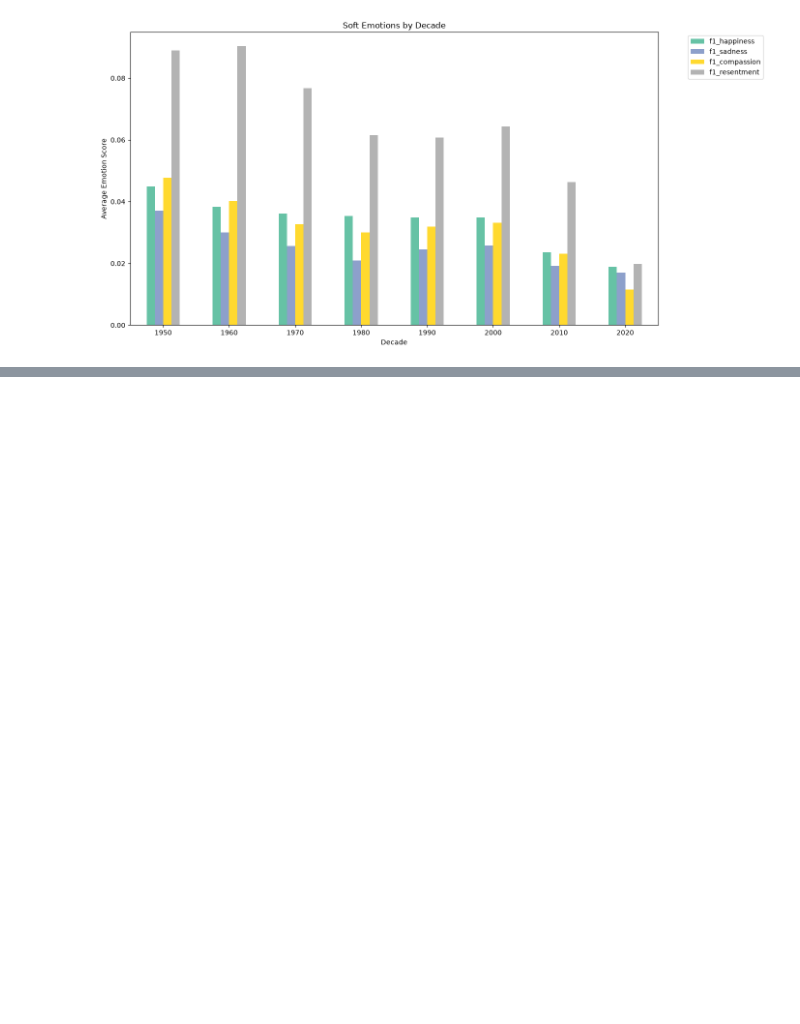
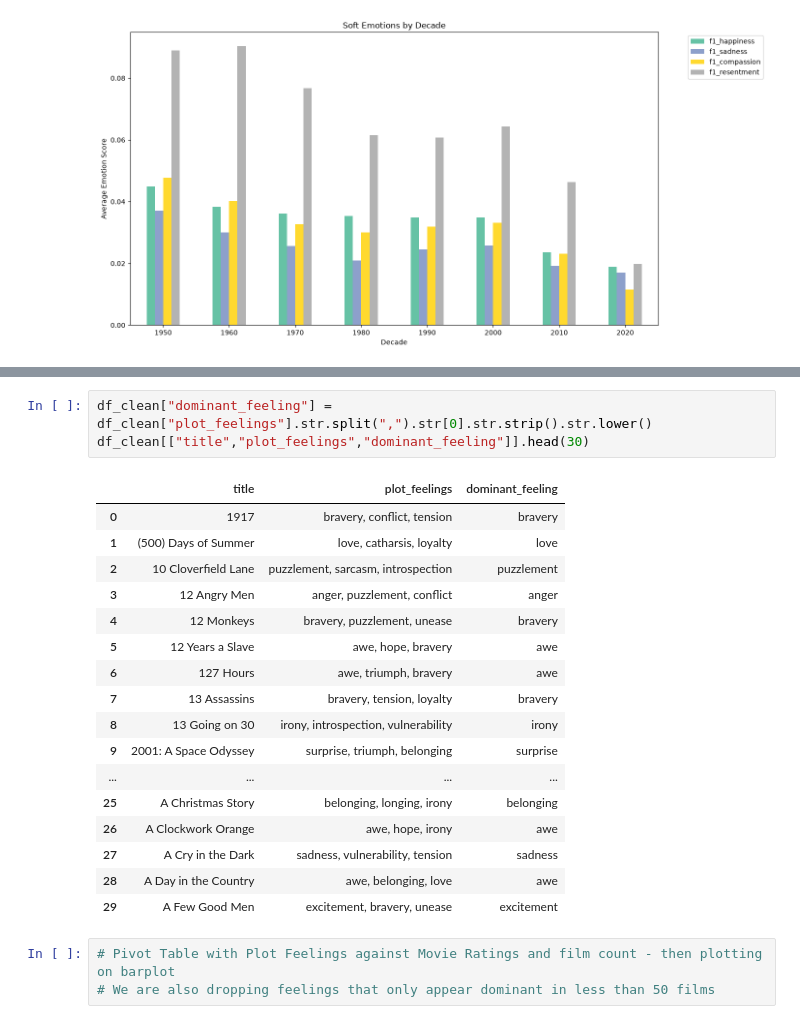
Before and after one commit to Subbu5602/Movie-Emotion-Analysis, a Jupyter notebook: movie_eda.ipynb, the cells around one changed output, grey strips where cells are left out. Saved outputs shown, nothing was run; the diff lists cells and outputs as text; blank space fills up the shorter version.

```diff
--- a/movie_eda.ipynb
+++ b/movie_eda.ipynb
@@ -455,0 +537,24 @@ plt.show()
+# %%
+df_clean["dominant_feeling"] = df_clean["plot_feelings"].str.split(",").str[0].str.strip().str.lower()
+df_clean[["title","plot_feelings","dominant_feeling"]].head(30)
+# %% [output]
+|  | title | plot_feelings | dominant_feeling |
+| 0 | 1917 | bravery, conflict, tension | bravery |
+| 1 | (500) Days of Summer | love, catharsis, loyalty | love |
+| 2 | 10 Cloverfield Lane | puzzlement, sarcasm, introspection | puzzlement |
+| 3 | 12 Angry Men | anger, puzzlement, conflict | anger |
+| 4 | 12 Monkeys | bravery, puzzlement, unease | bravery |
+| 5 | 12 Years a Slave | awe, hope, bravery | awe |
+| 6 | 127 Hours | awe, triumph, bravery | awe |
+| 7 | 13 Assassins | bravery, tension, loyalty | bravery |
+| 8 | 13 Going on 30 | irony, introspection, vulnerability | irony |
+| 9 | 2001: A Space Odyssey | surprise, triumph, belonging | surprise |
+| ... | ... | ... | ... |
+| 25 | A Christmas Story | belonging, longing, irony | belonging |
+| 26 | A Clockwork Orange | awe, hope, irony | awe |
+| 27 | A Cry in the Dark | sadness, vulnerability, tension | sadness |
+| 28 | A Day in the Country | awe, belonging, love | awe |
+| 29 | A Few Good Men | excitement, bravery, unease | excitement |
+# %%
+# Pivot Table with Plot Feelings against Movie Ratings and film count - then plotting on barplot
+# We are also dropping feelings that only appear dominant in less than 50 films
```
Also changed, not shown: parts of 24 cells of this notebook, 2 other files.
